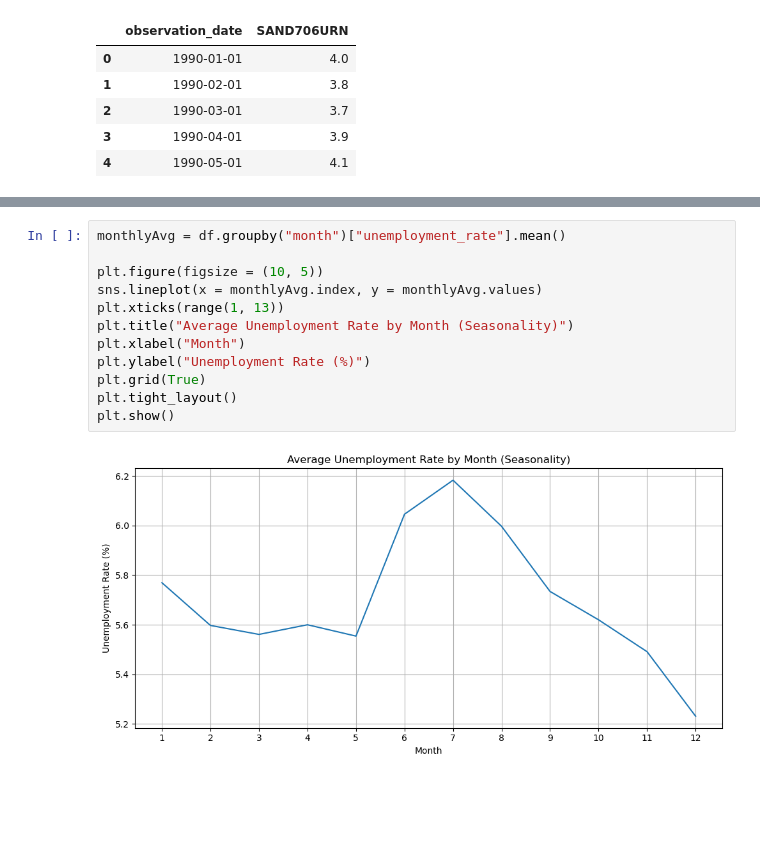
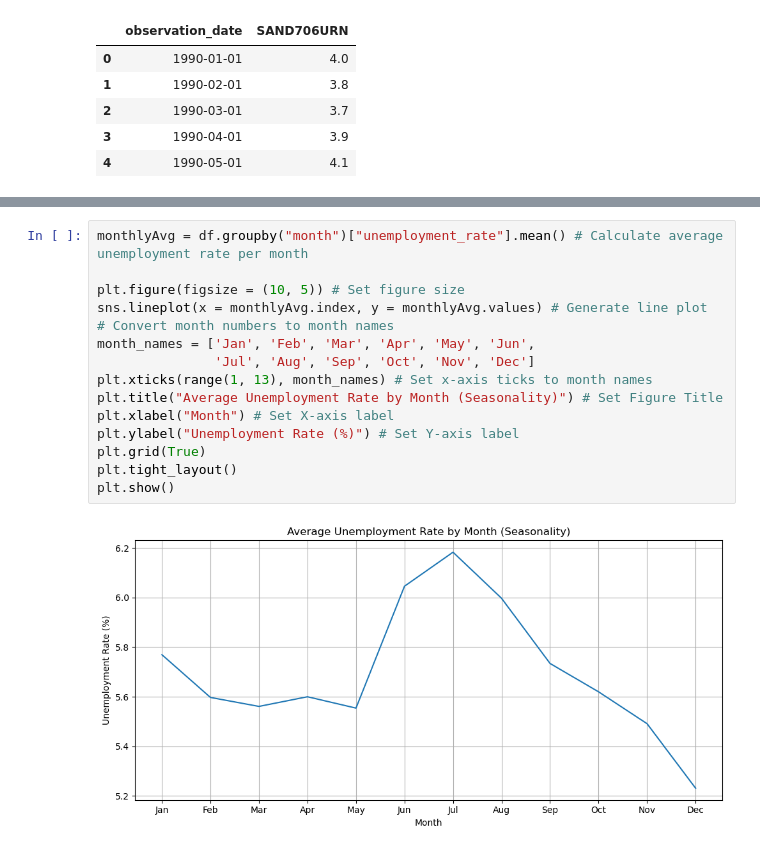
Before and after one commit to mr-kelsey/su25-aai510-group1, a Jupyter notebook: Notebooks/EDA.ipynb, the cells around one changed output, grey strips where cells are left out. Saved outputs shown, nothing was run; the diff lists cells and outputs as text; blank space fills up the shorter version.

Commit message:
update eda with comments and edit seasonality figure with month names

```diff
--- a/Notebooks/EDA.ipynb
+++ b/Notebooks/EDA.ipynb
@@ -86,16 +82,19 @@ plt.show()
 # %% [output]
 [figure]
 # %%
-monthlyAvg = df.groupby("month")["unemployment_rate"].mean()
+monthlyAvg = df.groupby("month")["unemployment_rate"].mean() # Calculate average unemployment rate per month
 
-plt.figure(figsize = (10, 5))
-sns.lineplot(x = monthlyAvg.index, y = monthlyAvg.values)
-plt.xticks(range(1, 13))
-plt.title("Average Unemployment Rate by Month (Seasonality)")
-plt.xlabel("Month")
-plt.ylabel("Unemployment Rate (%)")
+plt.figure(figsize = (10, 5)) # Set figure size
+sns.lineplot(x = monthlyAvg.index, y = monthlyAvg.values) # Generate line plot
+# Convert month numbers to month names
+month_names = ['Jan', 'Feb', 'Mar', 'Apr', 'May', 'Jun',
+               'Jul', 'Aug', 'Sep', 'Oct', 'Nov', 'Dec']
+plt.xticks(range(1, 13), month_names) # Set x-axis ticks to month names
+plt.title("Average Unemployment Rate by Month (Seasonality)") # Set Figure Title
+plt.xlabel("Month") # Set X-axis label
+plt.ylabel("Unemployment Rate (%)") # Set Y-axis label
 plt.grid(True)
 plt.tight_layout()
 plt.show()
 # %% [output]
-[figure, old version]
+[figure, new version]
```
Also changed, not shown: parts of 5 cells of this notebook.
